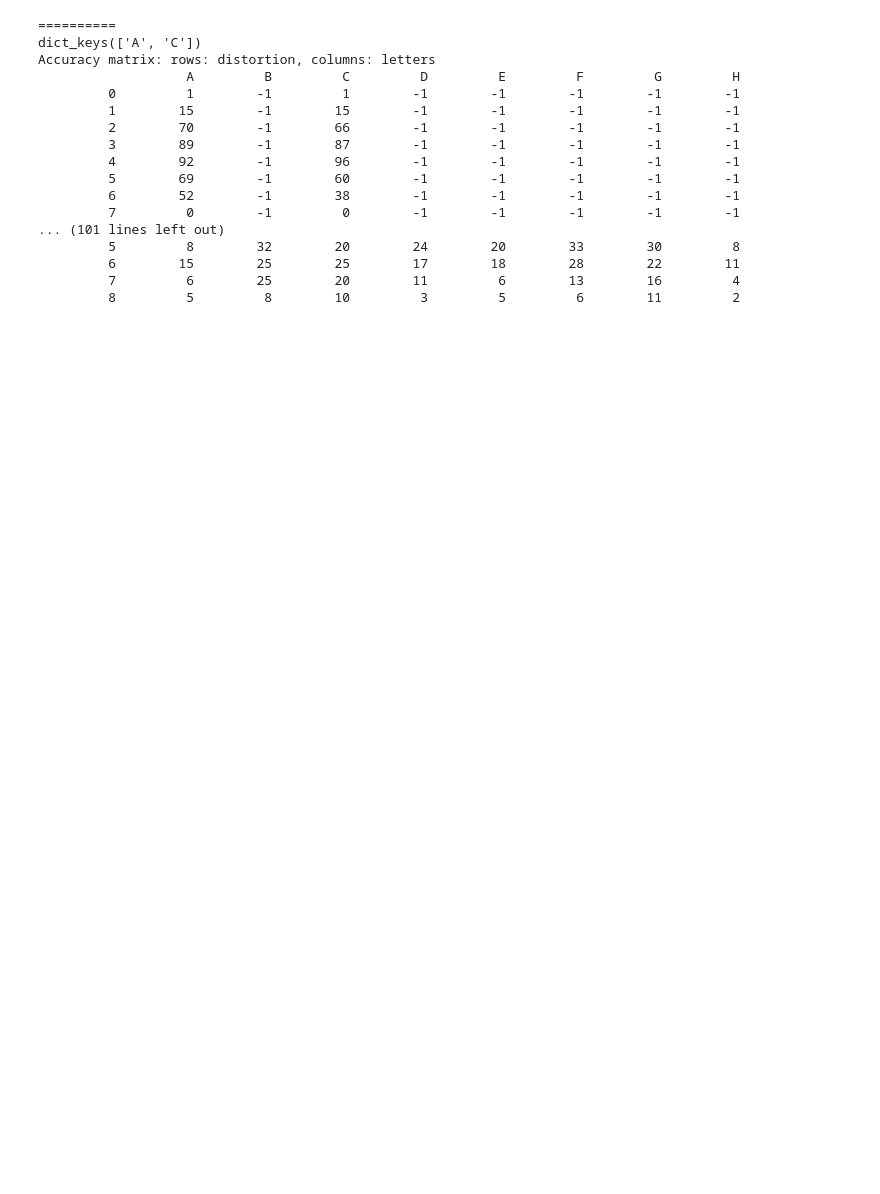
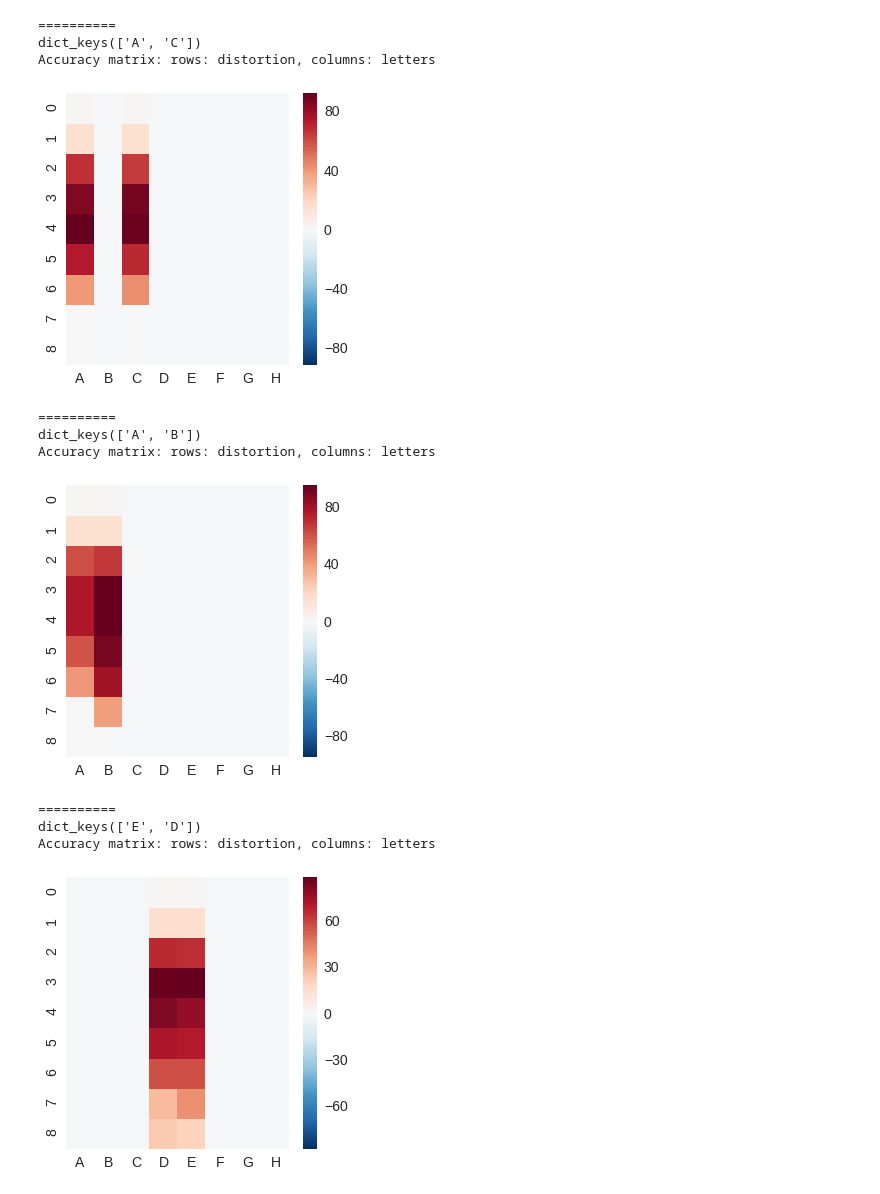
Before and after one commit to puraminy/mini_proj2, a Jupyter notebook: BAM3.ipynb, the cells around one changed output. Drawn from its saved outputs; the diff is of its cells as text; code cells hidden in the pictures; blank space fills up the shorter version.

```diff
--- a/BAM3.ipynb
+++ b/BAM3.ipynb
@@ -107,45 +107,51 @@ for data in ds:
   pairs = []
 
   for key,value in data.items():
     y = targets[key]
     pairs.append([value, y])
 
   bam = BAM(pairs)
   acc_mat = np.full((len(ds), 8),-1)
 
   for distort in range(9):
     for key,letter in data.items():
       target = targets[key]
       test_data=test_noise(letter, 100, distort)
       success = 0
       for i,noisy_data in enumerate(test_data):
         predicted = bam.get_assoc(noisy_data)
         if np.array_equal(target, predicted):
           success +=1
 
 #       print(f"Accuracy of {key}= {success}")
       let_index = let_list.index(key)
       acc_mat[distort, let_index] = success
 
     ds_index+=1
 
   print("Accuracy matrix: rows: distortion, columns: letters")
-  print_formatted(range(len(ds)), let_list, acc_mat)
+#   print_formatted(range(len(ds)), let_list, acc_mat)
+    # Visualizing of Hamming Distance
+  import seaborn as sn
+  import pandas  as pd
+
+  df_hammY = pd.DataFrame(acc_mat, range(len(ds)),range(len(let_list)))
+  axlabels = range(len(ds))
+
+  plt.figure(figsize = (5,5))
+  sn.set(font_scale=1.4)#for label size
+  sn.heatmap(df_hammY, annot=False,annot_kws={"size": 12}, xticklabels=let_list, yticklabels=axlabels)# font size
+  plt.show()
 # %% [output]
 ==========
 dict_keys(['A', 'C'])
 Accuracy matrix: rows: distortion, columns: letters
-                   A         B         C         D         E         F         G         H
-         0         1        -1         1        -1        -1        -1        -1        -1
-         1        15        -1        15        -1        -1        -1        -1        -1
-         2        70        -1        66        -1        -1        -1        -1        -1
-         3        89        -1        87        -1        -1        -1        -1        -1
-         4        92        -1        96        -1        -1        -1        -1        -1
-         5        69        -1        60        -1        -1        -1        -1        -1
-         6        52        -1        38        -1        -1        -1        -1        -1
-         7         0        -1         0        -1        -1        -1        -1        -1
-... (101 lines left out)
-         5         8        32        20        24        20        33        30         8
-         6        15        25        25        17        18        28        22        11
-         7         6        25        20        11         6        13        16         4
-         8         5         8        10         3         5         6        11         2
+[figure, added]
+==========
+dict_keys(['A', 'B'])
+Accuracy matrix: rows: distortion, columns: letters
+[figure, added]
+==========
+dict_keys(['E', 'D'])
+Accuracy matrix: rows: distortion, columns: letters
+[figure, added]
```
Also changed, not shown: parts of 1 cell of this notebook.
